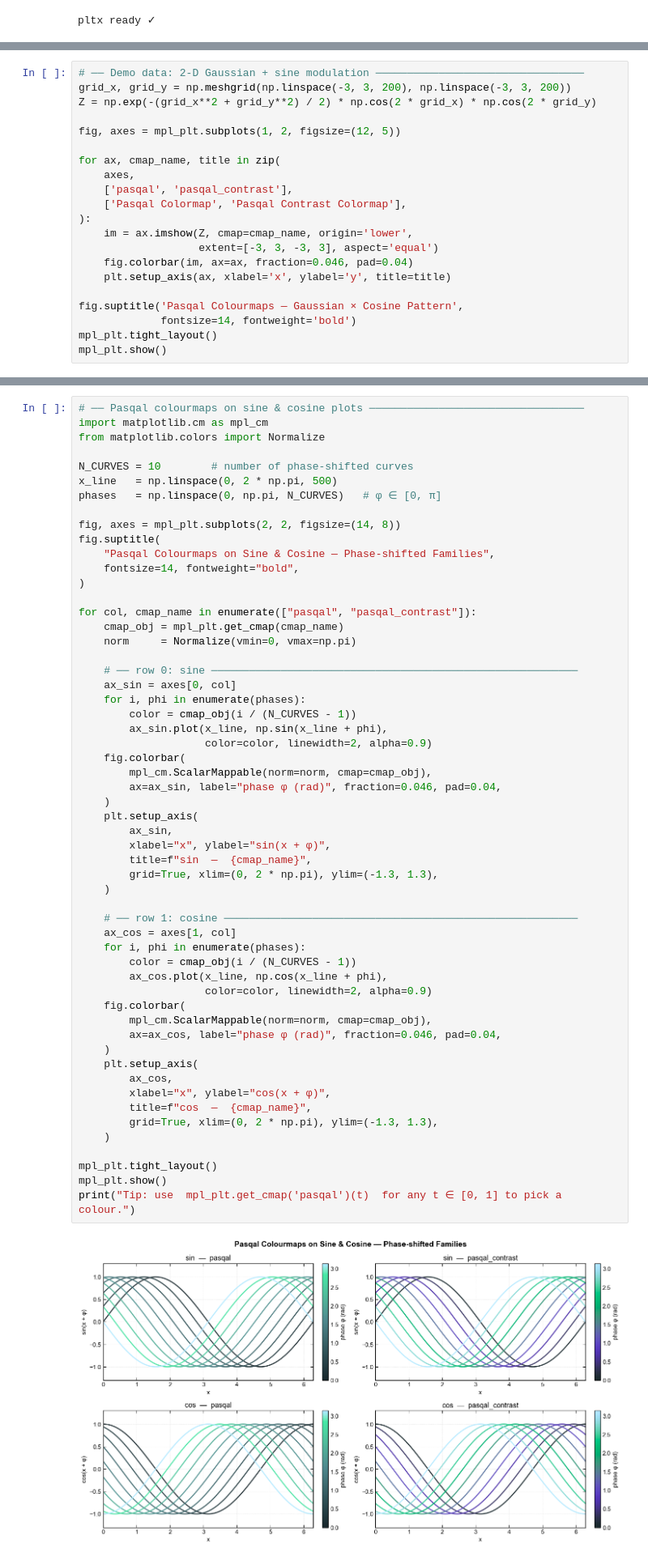
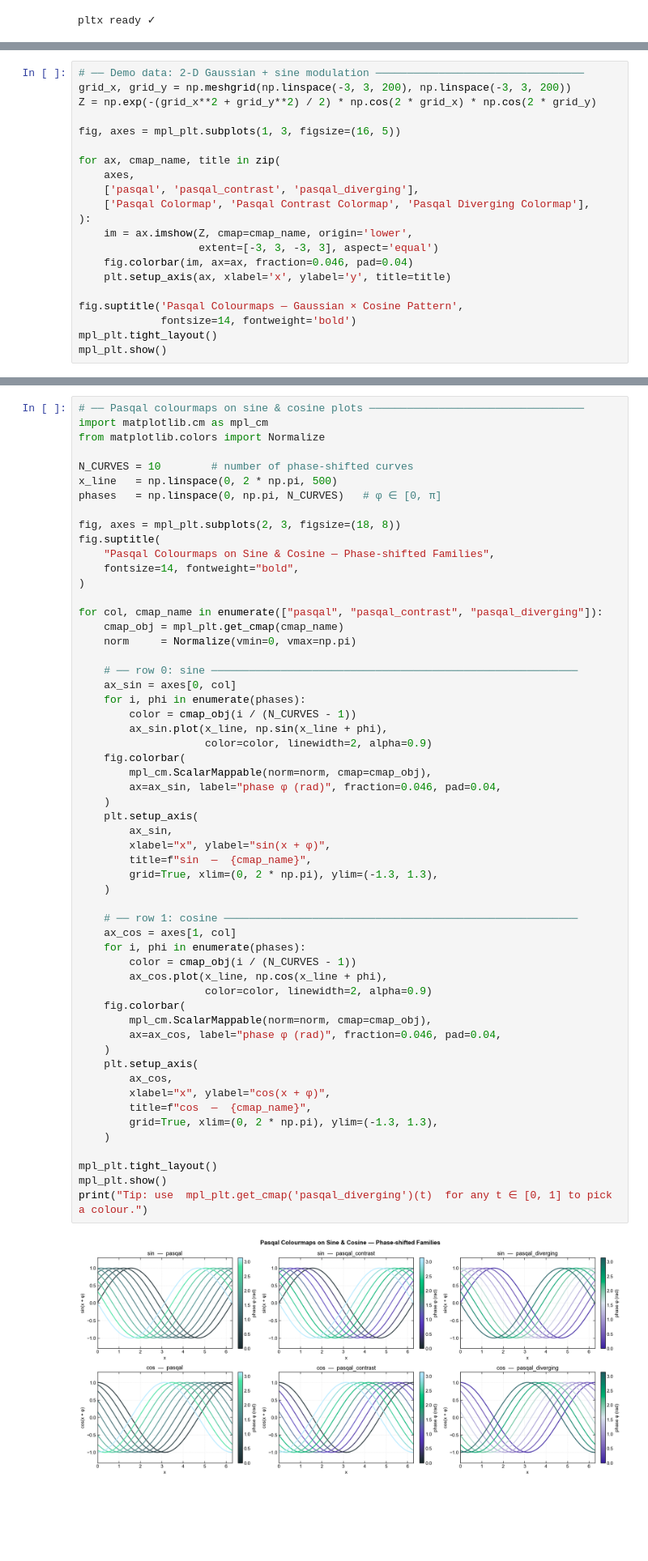
Before and after one commit to Brogis1/pltx, a Jupyter notebook: notebooks/showcase_pasqal.ipynb, the cells around one changed output, grey strips where cells are left out. Shown at 81% size. Drawn from its saved outputs; the diff is of its cells as text; blank space fills up the shorter version.

```diff
--- a/notebooks/showcase_pasqal.ipynb
+++ b/notebooks/showcase_pasqal.ipynb
@@ -61,12 +63,12 @@ Colormaps "pasqal" and "pasqal_contrast" registered
 grid_x, grid_y = np.meshgrid(np.linspace(-3, 3, 200), np.linspace(-3, 3, 200))
 Z = np.exp(-(grid_x**2 + grid_y**2) / 2) * np.cos(2 * grid_x) * np.cos(2 * grid_y)
 
-fig, axes = mpl_plt.subplots(1, 2, figsize=(12, 5))
+fig, axes = mpl_plt.subplots(1, 3, figsize=(16, 5))
 
 for ax, cmap_name, title in zip(
     axes,
-    ['pasqal', 'pasqal_contrast'],
-    ['Pasqal Colormap', 'Pasqal Contrast Colormap'],
+    ['pasqal', 'pasqal_contrast', 'pasqal_diverging'],
+    ['Pasqal Colormap', 'Pasqal Contrast Colormap', 'Pasqal Diverging Colormap'],
 ):
     im = ax.imshow(Z, cmap=cmap_name, origin='lower',
                    extent=[-3, 3, -3, 3], aspect='equal')
@@ -115,13 +117,13 @@ N_CURVES = 10        # number of phase-shifted curves
 x_line   = np.linspace(0, 2 * np.pi, 500)
 phases   = np.linspace(0, np.pi, N_CURVES)   # φ ∈ [0, π]
 
-fig, axes = mpl_plt.subplots(2, 2, figsize=(14, 8))
+fig, axes = mpl_plt.subplots(2, 3, figsize=(18, 8))
 fig.suptitle(
     "Pasqal Colourmaps on Sine & Cosine — Phase-shifted Families",
     fontsize=14, fontweight="bold",
 )
 
-for col, cmap_name in enumerate(["pasqal", "pasqal_contrast"]):
+for col, cmap_name in enumerate(["pasqal", "pasqal_contrast", "pasqal_diverging"]):
     cmap_obj = mpl_plt.get_cmap(cmap_name)
     norm     = Normalize(vmin=0, vmax=np.pi)
 
@@ -135,32 +137,32 @@ for col, cmap_name in enumerate(["pasqal", "pasqal_contrast"]):
         mpl_cm.ScalarMappable(norm=norm, cmap=cmap_obj),
         ax=ax_sin, label="phase φ (rad)", fraction=0.046, pad=0.04,
     )
     plt.setup_axis(
         ax_sin,
         xlabel="x", ylabel="sin(x + φ)",
         title=f"sin  —  {cmap_name}",
         grid=True, xlim=(0, 2 * np.pi), ylim=(-1.3, 1.3),
     )
 
     # ── row 1: cosine ────────────────────────────────────────────────────────
     ax_cos = axes[1, col]
     for i, phi in enumerate(phases):
         color = cmap_obj(i / (N_CURVES - 1))
         ax_cos.plot(x_line, np.cos(x_line + phi),
                     color=color, linewidth=2, alpha=0.9)
     fig.colorbar(
         mpl_cm.ScalarMappable(norm=norm, cmap=cmap_obj),
         ax=ax_cos, label="phase φ (rad)", fraction=0.046, pad=0.04,
     )
     plt.setup_axis(
         ax_cos,
         xlabel="x", ylabel="cos(x + φ)",
         title=f"cos  —  {cmap_name}",
         grid=True, xlim=(0, 2 * np.pi), ylim=(-1.3, 1.3),
     )
 
 mpl_plt.tight_layout()
 mpl_plt.show()
-print("Tip: use  mpl_plt.get_cmap('pasqal')(t)  for any t ∈ [0, 1] to pick a colour.")
+print("Tip: use  mpl_plt.get_cmap('pasqal_diverging')(t)  for any t ∈ [0, 1] to pick a colour.")
 # %% [output]
-[figure, old version]
+[figure, new version]
```
Also changed, not shown: parts of 7 cells of this notebook, 15 other files.
